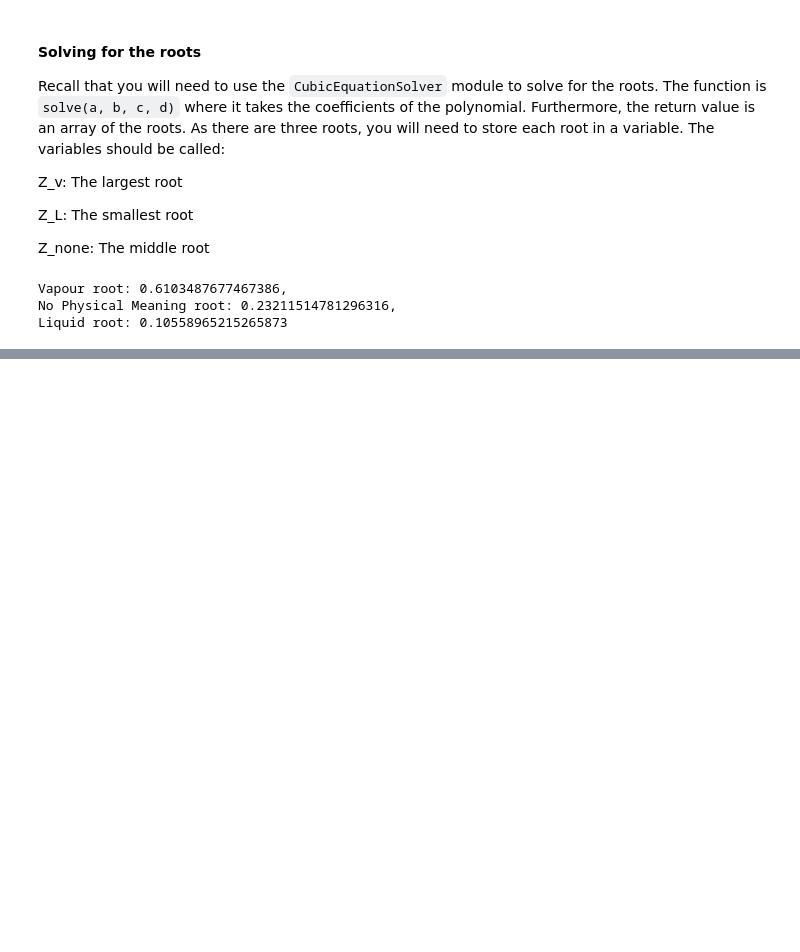
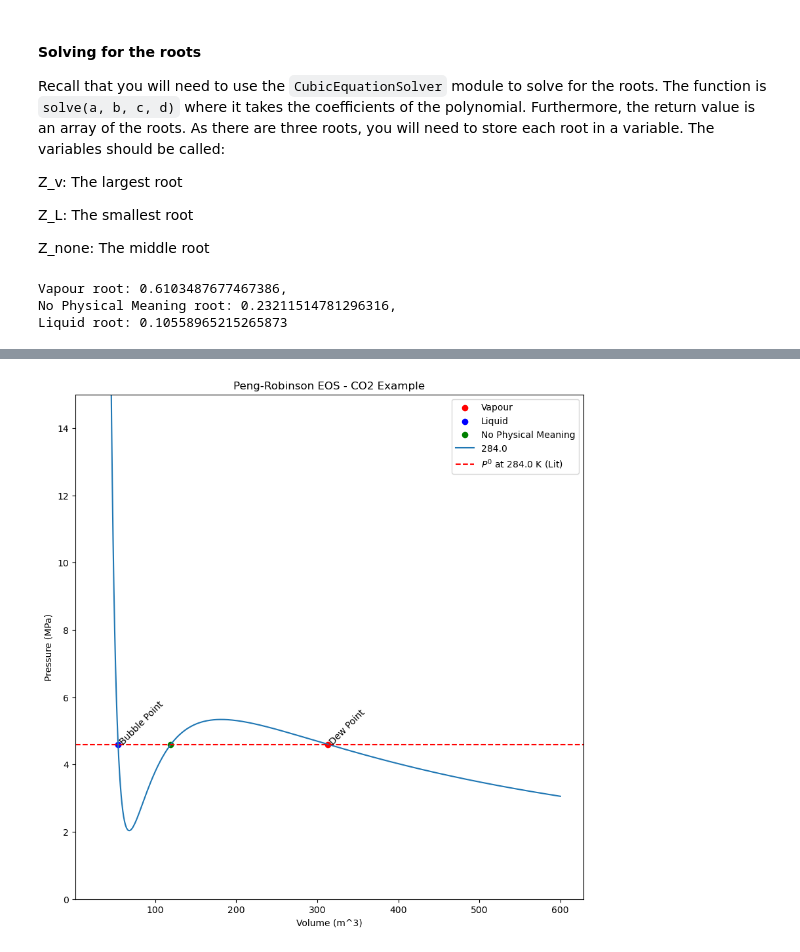
Before and after one commit to calvinp0/thermo_b_class, a Jupyter notebook: student_exercises.ipynb, the cells around one changed output, grey strips where cells are left out. Drawn from its saved outputs; the diff is of its cells as text; code cells hidden in the pictures; blank space fills up the shorter version.

```diff
--- a/student_exercises.ipynb
+++ b/student_exercises.ipynb
@@ -439,0 +537,8 @@ Liquid root: 0.10558965215265873
+# %%
+### Teacher Solution
+
+V_v = Z_v * R * temperature / pressure
+V_L = Z_l * R * temperature / pressure
+V_None = Z_none * R * temperature / pressure
+
+print(f'Vapour volume: {V_v},\nNo Physical Meaning volume: {V_None},\nLiquid volume: {V_L}')
@@ -439,0 +561,14 @@ Liquid root: 0.10558965215265873
+# %%
+### Teacher Solution
+
+plt.figure(figsize = (10, 10))
+plt.scatter(V_v, pressure, color='red', label='Vapour')
+plt.scatter(V_L, pressure, color='blue', label='Liquid')
+plt.scatter(V_None, pressure, color='green', label='No Physical Meaning')
+
+plt.annotate('Dew Point', (V_v, pressure), rotation=45)
+plt.annotate('Bubble Point', (V_L, pressure), rotation=45)
+
+plot_example_ideal_gas_law_and_peng_robinson_eos()
+# %% [output]
+[figure, added]
```
Also changed, not shown: parts of 66 cells of this notebook, 13 other files.
